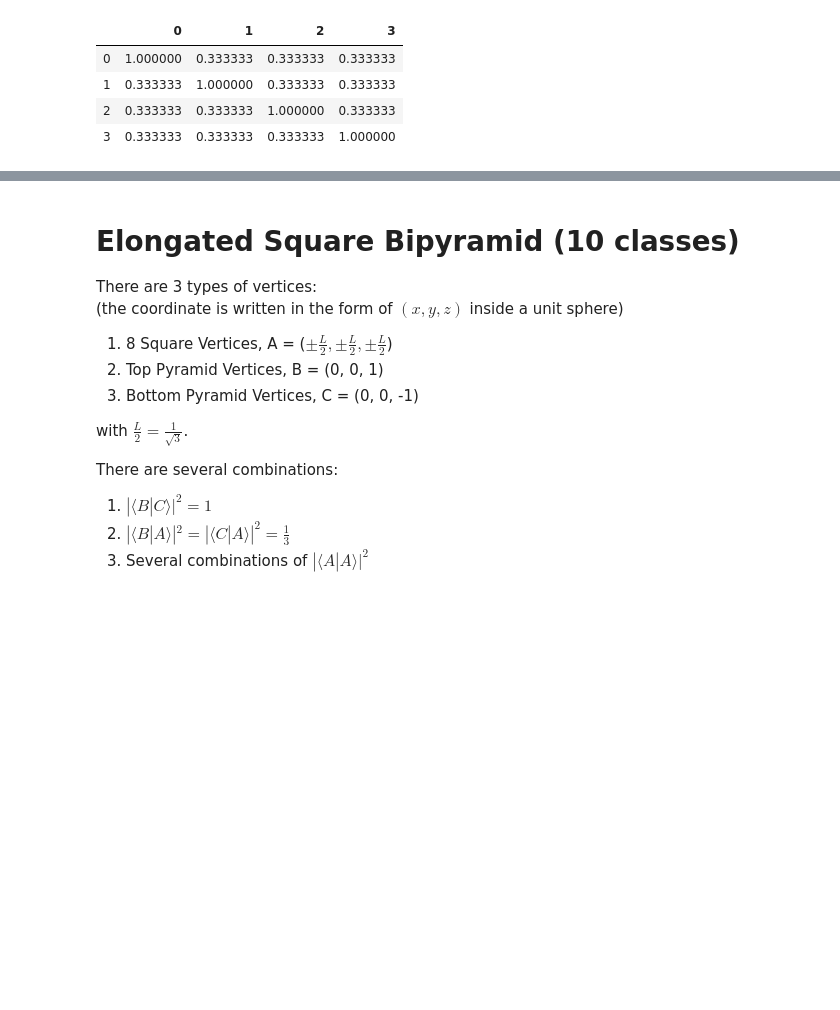
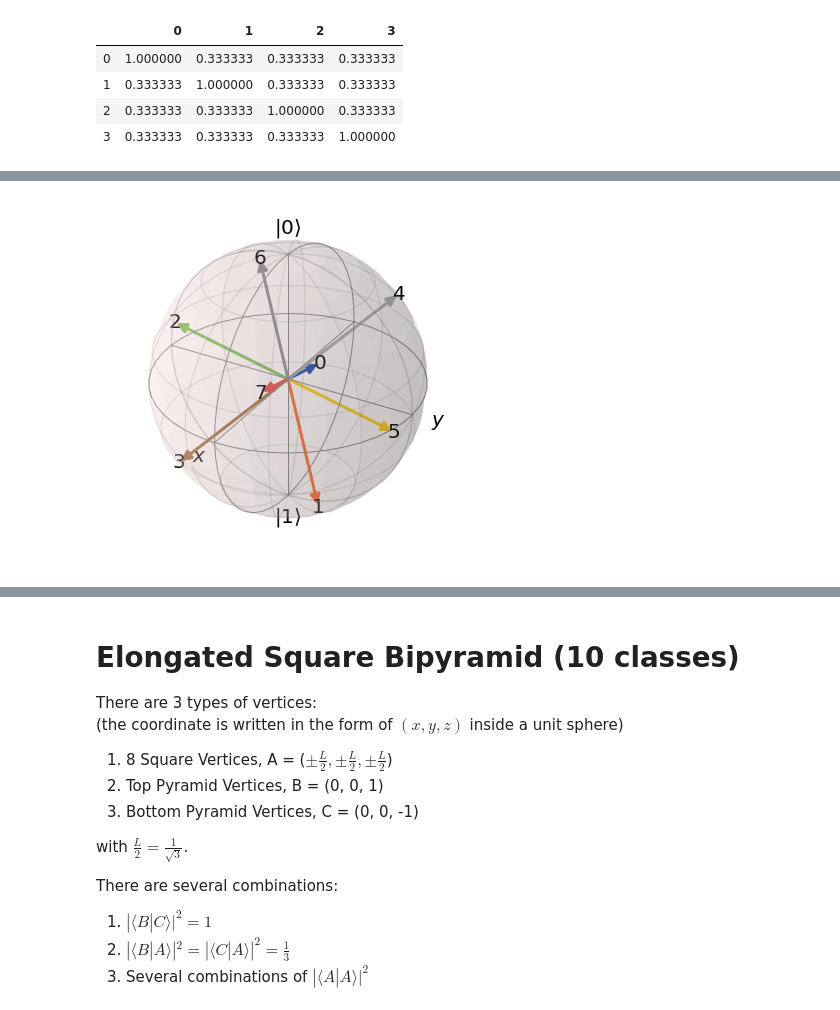
Before and after one commit to ericardomuten/quantum_image_classifier, a Jupyter notebook: Tools/Geometric Class Hermitian Observable Calculation.ipynb, the cells around one changed output, grey strips where cells are left out. Cells and saved outputs as stored; diff of their text form; code cells hidden in the pictures; blank space fills up the shorter version.

Commit message:
Added Square geometry calculation for 8 classes, testing Amazon Braket.

```diff
--- a/Tools/Geometric Class Hermitian Observable Calculation.ipynb
+++ b/Tools/Geometric Class Hermitian Observable Calculation.ipynb
@@ -176,0 +183,38 @@ Class True Labels
+# %%
+# cartesian coordinate of Square vertices (inside a unit sphere)
+
+L = 2/np.sqrt(3)
+square_vecs = [
+    [L/2, L/2, L/2],
+    [L/2, L/2, -L/2],
+    [L/2, -L/2, L/2],
+    [L/2, -L/2, -L/2],
+    [-L/2, L/2, L/2],
+    [-L/2, L/2, -L/2],
+    [-L/2, -L/2, L/2],
+    [-L/2, -L/2, -L/2]
+]
+# %%
+# plot the cartesian coordinate
+
+b_square = Bloch()
+b_square.vector_color = [
+    '#0039A6',
+    '#FF6319',
+    '#6CBE45',
+    '#996633',
+    '#A7A9AC',
+    '#FCCC0A',
+    '#808183',
+    '#EE352E',
+    '#00933C',
+    '#B933AD'
+]
+
+for i in range(len(square_vecs)):
+    b_square.add_annotation(square_vecs[i], str(i))
+    b_square.add_vectors(square_vecs[i])
+
+b_square.show()
+# %% [output]
+[figure, added]
```
Also changed, not shown: parts of 5 cells of this notebook, 5 other files.
